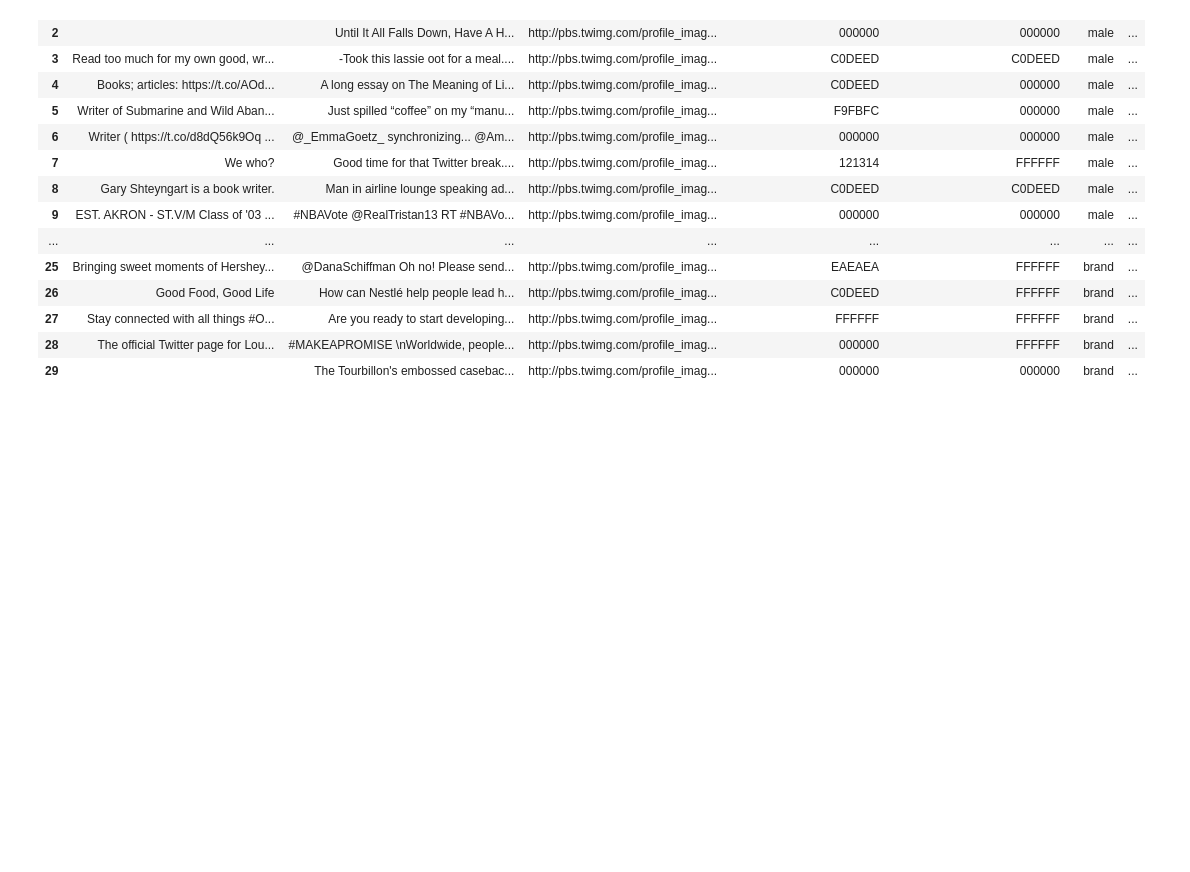
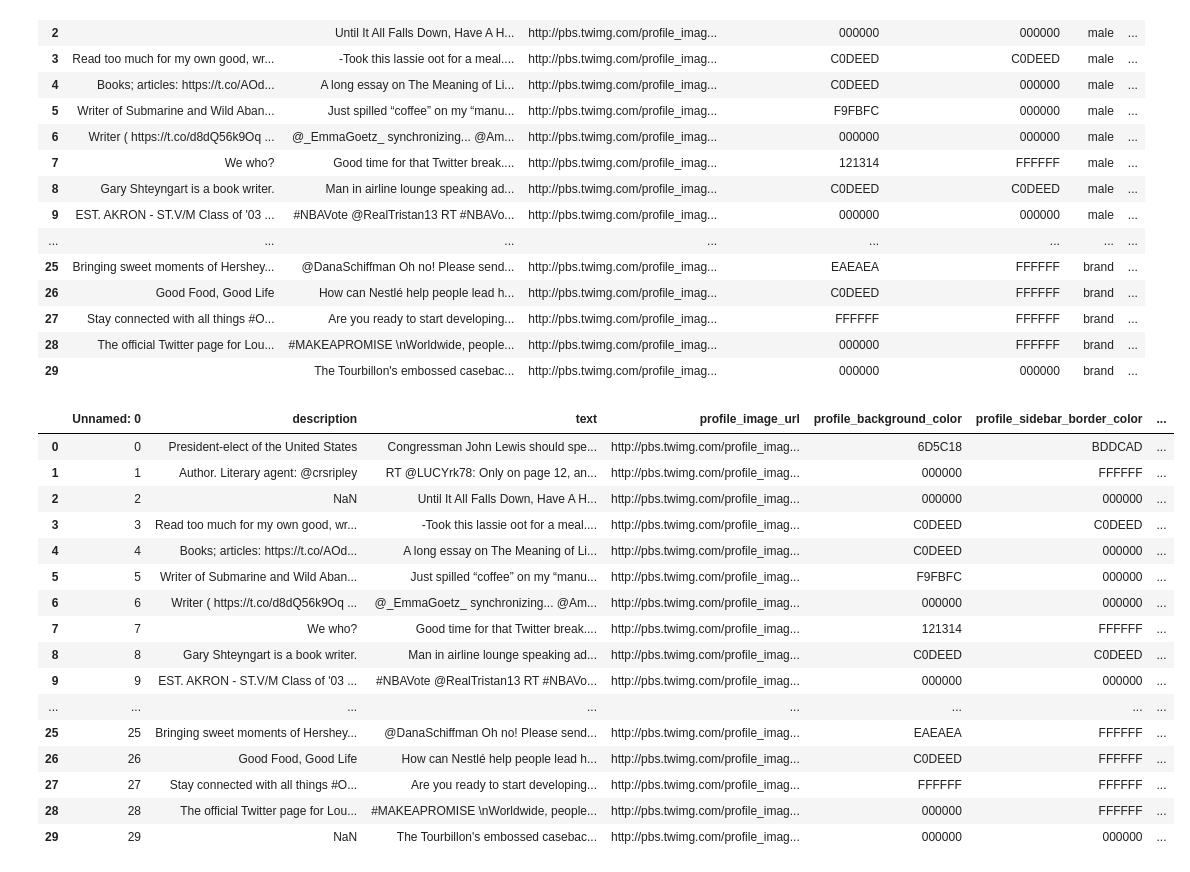
Before and after one commit to Gramet/NTDS_project, a Jupyter notebook: NTDS_project.ipynb, the cells around one changed output. Cells and saved outputs as stored; diff of their text form; code cells hidden in the pictures; blank space fills up the shorter version.

Commit message:
new test data

```diff
--- a/NTDS_project.ipynb
+++ b/NTDS_project.ipynb
@@ -809 +809,24 @@ results.to_csv('testdata', sep='\t', encoding='utf-8')
 #save as csv
+# %%
+import pandas as pd
+
+dataFrame = pd.read_csv('testdata.csv', encoding='utf-8')
+dataFrame
+# %% [output]
+|  | Unnamed: 0 | description | text | profile_image_url | profile_background_color | profile_sidebar_border_color | ... |
+| 0 | 0 | President-elect of the United States | Congressman John Lewis should spe... | http://pbs.twimg.com/profile_imag... | 6D5C18 | BDDCAD | ... |
+| 1 | 1 | Author. Literary agent: @crsripley | RT @LUCYrk78: Only on page 12, an... | http://pbs.twimg.com/profile_imag... | 000000 | FFFFFF | ... |
+| 2 | 2 | NaN | Until It All Falls Down, Have A H... | http://pbs.twimg.com/profile_imag... | 000000 | 000000 | ... |
+| 3 | 3 | Read too much for my own good, wr... | -Took this lassie oot for a meal.... | http://pbs.twimg.com/profile_imag... | C0DEED | C0DEED | ... |
+| 4 | 4 | Books; articles: https://t.co/AOd... | A long essay on The Meaning of Li... | http://pbs.twimg.com/profile_imag... | C0DEED | 000000 | ... |
+| 5 | 5 | Writer of Submarine and Wild Aban... | Just spilled “coffee” on my “manu... | http://pbs.twimg.com/profile_imag... | F9FBFC | 000000 | ... |
+| 6 | 6 | Writer ( https://t.co/d8dQ56k9Oq ... | @_EmmaGoetz_ synchronizing... @Am... | http://pbs.twimg.com/profile_imag... | 000000 | 000000 | ... |
+| 7 | 7 | We who? | Good time for that Twitter break.... | http://pbs.twimg.com/profile_imag... | 121314 | FFFFFF | ... |
+| 8 | 8 | Gary Shteyngart is a book writer. | Man in airline lounge speaking ad... | http://pbs.twimg.com/profile_imag... | C0DEED | C0DEED | ... |
+| 9 | 9 | EST. AKRON - ST.V/M Class of '03 ... | #NBAVote @RealTristan13 RT #NBAVo... | http://pbs.twimg.com/profile_imag... | 000000 | 000000 | ... |
+| ... | ... | ... | ... | ... | ... | ... | ... |
+| 25 | 25 | Bringing sweet moments of Hershey... | @DanaSchiffman Oh no! Please send... | http://pbs.twimg.com/profile_imag... | EAEAEA | FFFFFF | ... |
+| 26 | 26 | Good Food, Good Life | How can Nestlé help people lead h... | http://pbs.twimg.com/profile_imag... | C0DEED | FFFFFF | ... |
+| 27 | 27 | Stay connected with all things #O... | Are you ready to start developing... | http://pbs.twimg.com/profile_imag... | FFFFFF | FFFFFF | ... |
+| 28 | 28 | The official Twitter page for Lou... | #MAKEAPROMISE \nWorldwide, people... | http://pbs.twimg.com/profile_imag... | 000000 | FFFFFF | ... |
+| 29 | 29 | NaN | The Tourbillon's embossed casebac... | http://pbs.twimg.com/profile_imag... | 000000 | 000000 | ... |
```
Also changed, not shown: parts of 1 cell of this notebook, 2 other files.
